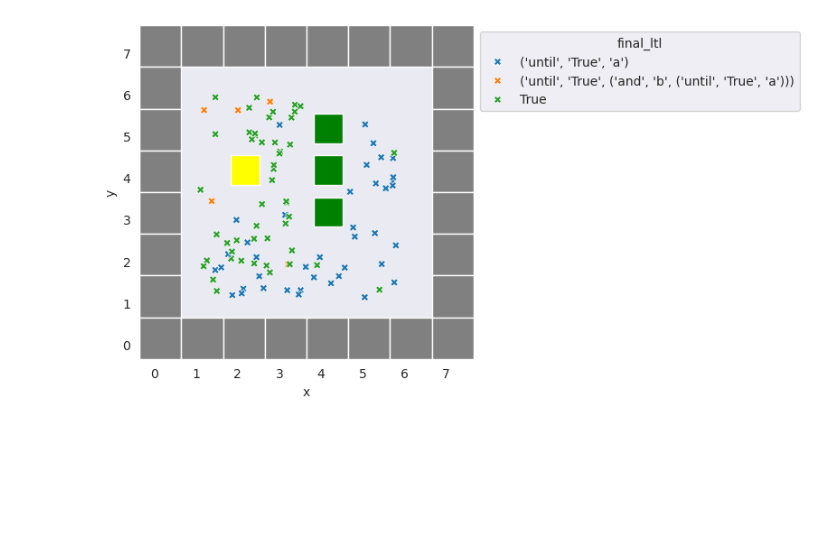
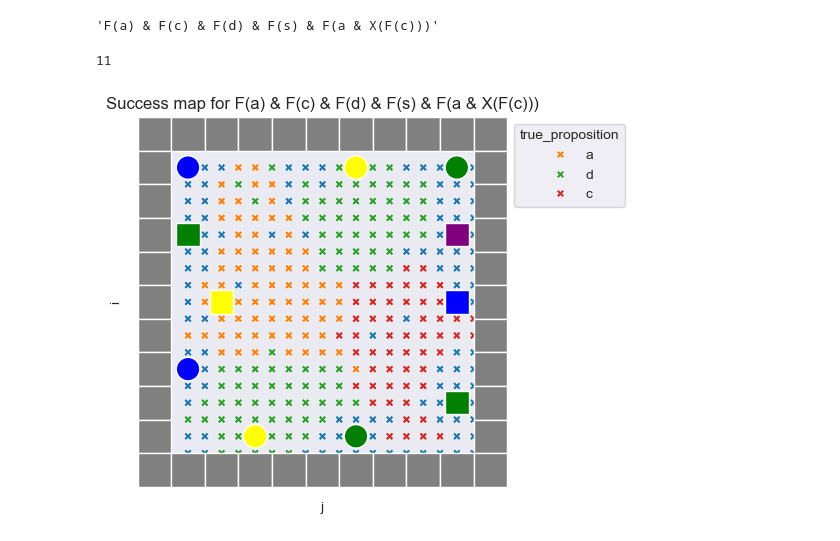
Before and after one commit to waymao/ltl_transfer, a Jupyter notebook: miniworld_analysis.ipynb, the cells around one changed output. Saved outputs shown, nothing was run; the diff lists cells and outputs as text; code cells hidden in the pictures; blank space fills up the shorter version.

```diff
--- a/miniworld_analysis.ipynb
+++ b/miniworld_analysis.ipynb
@@ -37,4 +38,5 @@ def read_miniworld_map(map_file):
     return shapes, height, width
 # %%
 # df = pd.read_csv("success_map copy.csv")
-df = pd.read_csv("results/miniworld_minecraft/sequence_p1.0/lpopl_dsac/map10/6/success_map.csv")
+# df = pd.read_csv("results/miniworld_minecraft/sequence_p1.0/lpopl_dsac/map10/6/success_map.csv")
+df_orig = pd.read_json("results/policy0_status.json", orient='index')
@@ -41,4 +63,6 @@ df = pd.read_csv("results/miniworld_minecraft/sequence_p1.0/lpopl_dsac/map10/6/s
 # %%
 shapes, height, width = read_miniworld_map(map_file)
-df['y'] = height - 1 - df['y']
+df_rot = df.copy()
+df_rot['i'] = height - df_rot['i'] - 1
+# df_rot['j'] = width - df_rot['j']
 # %% [output]
@@ -55,12 +79,45 @@ df.head()
+# %%
+a = ["and", ["until", "True", "a"], ["and", ["until", "True", "c"], ["and", ["until", "True", "d"], ["and", ["until", "True", "s"], ["until", "True", ["and", "a", ["next", ["until", "True", "c"]]]]]]]]
+# %%
+# from copilot
+def convert_ltl(a):
+    if isinstance(a, str):
+        return a
+    elif isinstance(a, list):
+        if a[0] == "and":
+            return " & ".join([convert_ltl(a_) for a_ in a[1:]])
+        elif a[0] == "until":
+            if a[1] == "True":
+                return "F(" + convert_ltl(a[2]) + ")"
+            else:
+                return "U(" + convert_ltl(a[1]) + ", " + convert_ltl(a[2]) + ")"
+        elif a[0] == "next":
+            return "X(" + convert_ltl(a[1]) + ")"
+        elif a[0] == "True":
+            return "True"
+        else:
+            raise NotImplementedError
+    else:
+        raise NotImplementedError
+# %%
+convert_ltl(a)
+# %% [output]
+'F(a) & F(c) & F(d) & F(s) & F(a & X(F(c)))'
 # %%
-df_success = df[df['success']]
-df_half = df[df['final_ltl'] != df['task']]
-ax = sns.scatterplot(data=df, x="x", y="y", hue="final_ltl", legend="brief", marker='X')
+df_success = df_rot[df_rot['success']]
+# df_half = df[df['final_ltl'] != df['task']]
+shapes, height, width = read_miniworld_map(map_file)
+ax = sns.scatterplot(data=df_rot, x="j", y="i", hue="true_proposition", legend="brief", marker='X')
 sns.move_legend(ax, 'upper left', bbox_to_anchor=(1, 1))
 for shape in shapes:
     plt.gca().add_patch(shape)
-ax.set_xlim([-offset, width-offset])
-ax.set_ylim([-offset, height-offset])
+ax.set_xlim([-obs_offset, width-obs_offset])
+ax.set_ylim([-obs_offset, height-obs_offset])
 ax.set_aspect('equal', adjustable='box')
+ax.set_yticklabels([])
+ax.set_xticklabels([])
+plt.title("Success map for " + convert_ltl(a))
+plt.show()
 # %% [output]
+11
-[figure, old version]
+[figure, new version]
```
Also changed, not shown: parts of 5 cells of this notebook.
